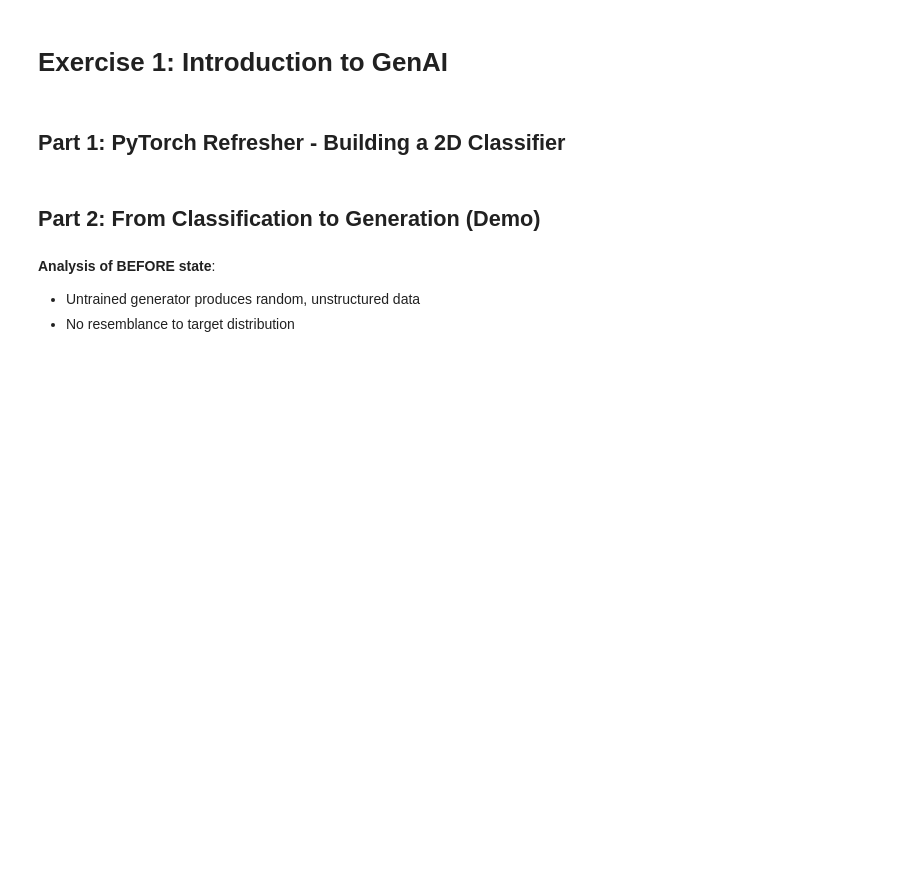
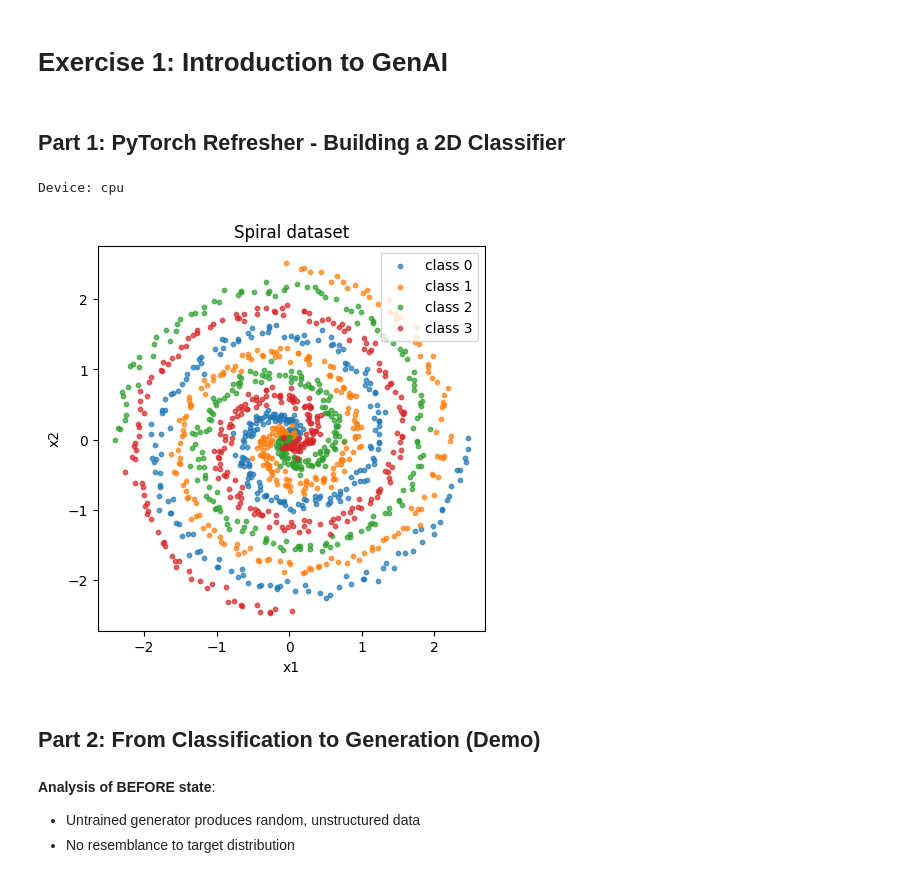
Before and after one commit to KrisEie/IKT526-1-25H-Emerging-AI-technologies, a Jupyter notebook: Exercise 1.ipynb, the cells around one changed output. Drawn from its saved outputs; the diff is of its cells as text; code cells hidden in the pictures; blank space fills up the shorter version.

```diff
--- a/Exercise 1.ipynb
+++ b/Exercise 1.ipynb
@@ -4,15 +4,36 @@
 ## Part 1: PyTorch Refresher - Building a 2D Classifier
 # %%
 # TODO: Make necessary imports
+import warnings
 
+import math
+import random
+import numpy as np
+import torch
+import torch.nn as nn
+import torch.optim as optim
+import matplotlib.pyplot as plt
 
 # Suppress warnings for cleaner output
 warnings.filterwarnings("ignore")
 
 # TASK: Ensure reproducibility
+SEED = 42
+random.seed(SEED)
+np.random.seed(SEED)
+torch.manual_seed(SEED)
+torch.cuda.manual_seed_all(SEED)
+torch.backends.cudnn.deterministic = True
+torch.backends.cudnn.benchmark = False
+
 
 
 # TODO: Check for GPU acceleration and use if available
+
+device = torch.device("cuda" if torch.cuda.is_available() else "cpu")
+print("Device:", device)
+# %% [output]
+Device: cpu
 # %%
 # Generate 2D classification dataset
 def generate_classification_data(n_samples=1000, n_classes=4, device=device):
@@ -20,33 +41,52 @@ def generate_classification_data(n_samples=1000, n_classes=4, device=device):
 
     # Multi-class spiral
 
     points_per_class = n_samples // n_classes
     X, labels = [], []
 
 
 
     for class_id in range(n_classes):
         # Create spiral arms with different starting angles
         t = np.linspace(0.1, 4*np.pi, points_per_class)
         radius = t
         angle = t + (class_id * 2*np.pi / n_classes)
 
         x_coords = radius * np.cos(angle) + np.random.normal(0, 0.3, points_per_class)
         y_coords = radius * np.sin(angle) + np.random.normal(0, 0.3, points_per_class)
 
         X.append(np.column_stack([x_coords, y_coords]))
         labels.append(np.full(points_per_class, class_id))
 
     X = np.vstack(X)
     y = np.concatenate(labels)
 
     # Normalize to reasonable range
     X = (X - X.mean(axis=0)) / X.std(axis=0)
 
     return torch.FloatTensor(X).to(device), torch.LongTensor(y).to(device)
 
 
 # TODO: Generate and Visualize the data
+
+
+n_classes = 4
+X, y = generate_classification_data(n_samples=1200, n_classes=n_classes, device=device)
+
+# Plot rådata (på CPU for plotting)
+X_cpu = X.detach().cpu().numpy()
+y_cpu = y.detach().cpu().numpy()
+
+plt.figure(figsize=(5,5))
+for c in range(n_classes):
+    pts = X_cpu[y_cpu == c]
+    plt.scatter(pts[:,0], pts[:,1], s=10, label=f"class {c}", alpha=0.7)
+plt.legend()
+plt.title("Spiral dataset")
+plt.xlabel("x1"); plt.ylabel("x2")
+plt.show()
+# %% [output]
+[figure, added]
 # %%
 class SimpleClassifier(nn.Module):
     def __init__(self, input_dim=2, hidden_dim=[64, 32], output_dim=2):
```
